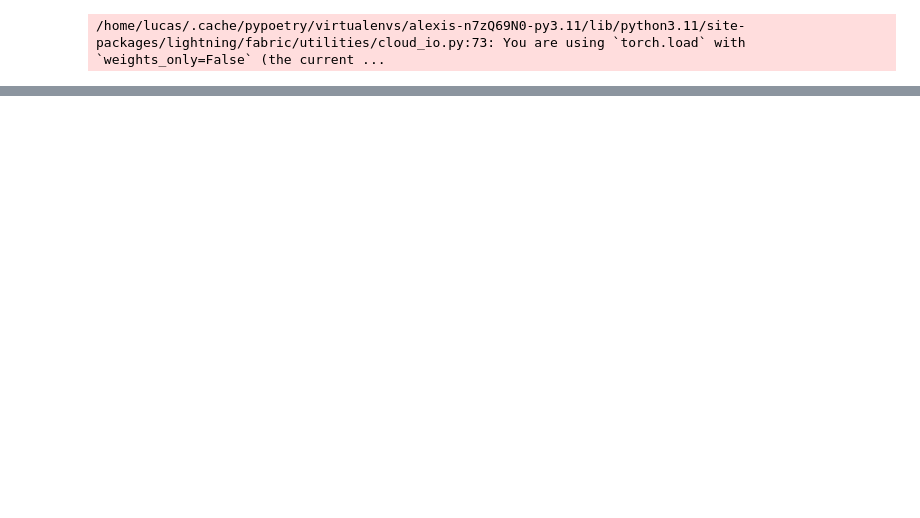
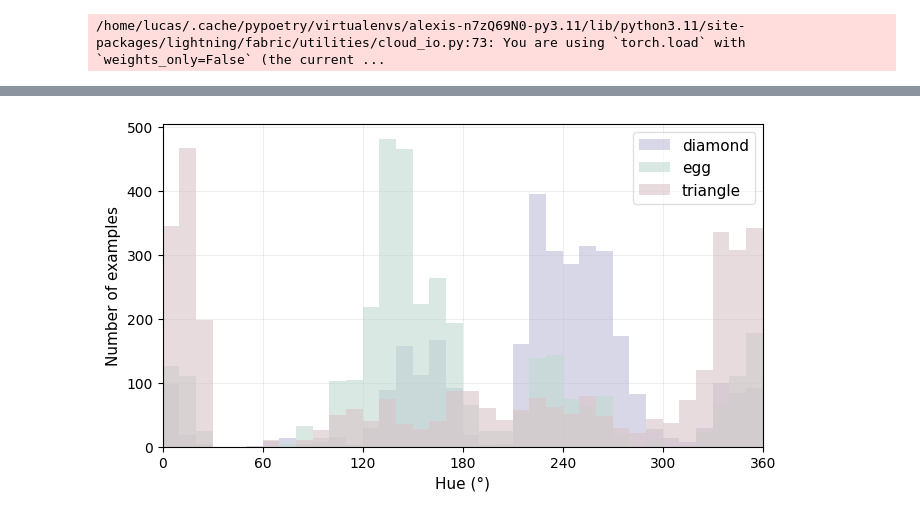
Before and after one commit to lucas-ch/gwsyn, a Jupyter notebook: notebooks/clip.ipynb, the cells around one changed output, grey strips where cells are left out. Cells and saved outputs as stored; diff of their text form; code cells hidden in the pictures; blank space fills up the shorter version.

```diff
--- a/notebooks/clip.ipynb
+++ b/notebooks/clip.ipynb
@@ -185,0 +201,38 @@ dict_keys(['g1', 'x2', 'g2', 'z_vision1', 'z_vision2', 'z_fusion', 'vision1', 'v
+# %%
+def cross_modal_retrieval_color_association_lda(
+    g1, g2, cats, color_rgb, k=5, cat_names=None
+):
+    """
+    g1, g2    : (N, D) reprs GW
+    cats      : (N,) catégorie de chaque exemple g1
+    color_rgb : (N, 3) couleur RGB brute correspondant à g2
+    k         : nombre de voisins retrouvés
+
+    Retourne :
+      - association_strength : dict {categorie: score}, recall LDA - chance
+      - kruskal_H, kruskal_p : séparabilité globale des distributions de teinte
+      - lda_score            : accuracy globale du LDA (toutes catégories)
+      - per_cat              : {cat: {'mean_hue', 'std_hue', 'name'}}
+      - classes, _hues, _topk_idx : gardés pour la viz
+    """
+    g1 = torch.as_tensor(g1, dtype=torch.float32)
+    g2 = torch.as_tensor(g2, dtype=torch.float32)
+    cats = np.asarray(cats)
+    color_rgb = np.asarray(color_rgb)
+
+    v_norm = F.normalize(g1, dim=1)
+    c_norm = F.normalize(g2, dim=1)
+    sim_matrix = v_norm @ c_norm.T
+    topk_idx = sim_matrix.topk(k, dim=1).indices.cpu().numpy()  # (N, k)
+
+    # couleurs retrouvées par top-k, associées à la catégorie de la requête
+    retrieved_colors = color_rgb[topk_idx].reshape(-1, 3)   # (N*k, 3)
+    retrieved_cats = np.repeat(cats, k)                     # (N*k,)
+
+    # stats globales via la fonction existante (Kruskal, LDA score, per_cat)
+    metrics, fig = hue_analysis(retrieved_colors, retrieved_cats)
+    hues = metrics['hues']
+
+    return metrics, fig
+# %%
+metrics, fig = cross_modal_retrieval_color_association_lda(objects['g1']['attr'], objects['g2']['color'], cats, colors_syn, k=1)
@@ -185,0 +257,4 @@ dict_keys(['g1', 'x2', 'g2', 'z_vision1', 'z_vision2', 'z_fusion', 'vision1', 'v
+# %%
+display(fig)
+# %% [output]
+[figure, added]
```
Also changed, not shown: parts of 5 cells of this notebook, 2 other files.
